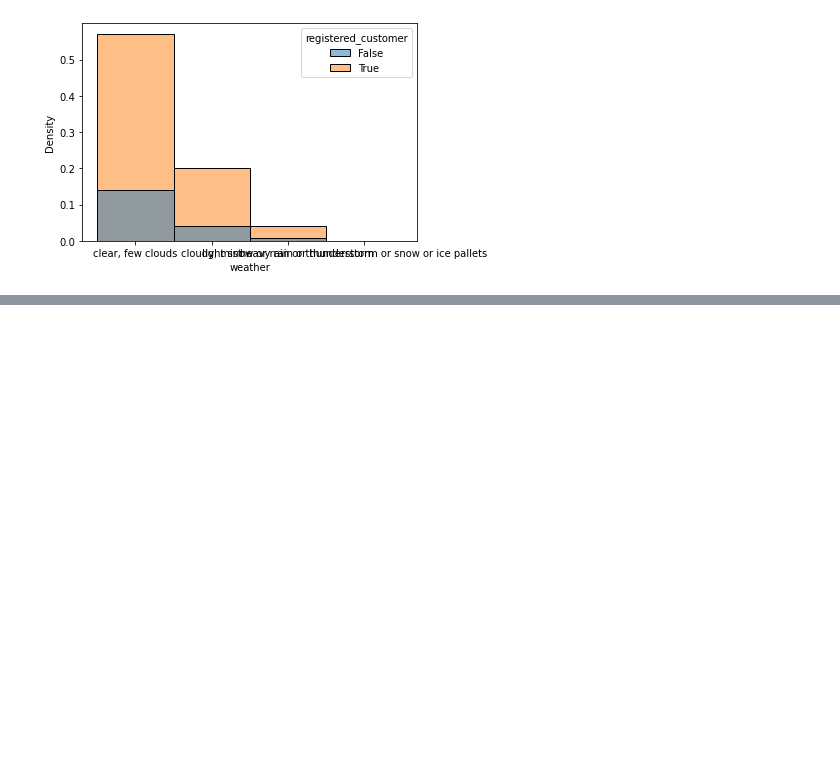
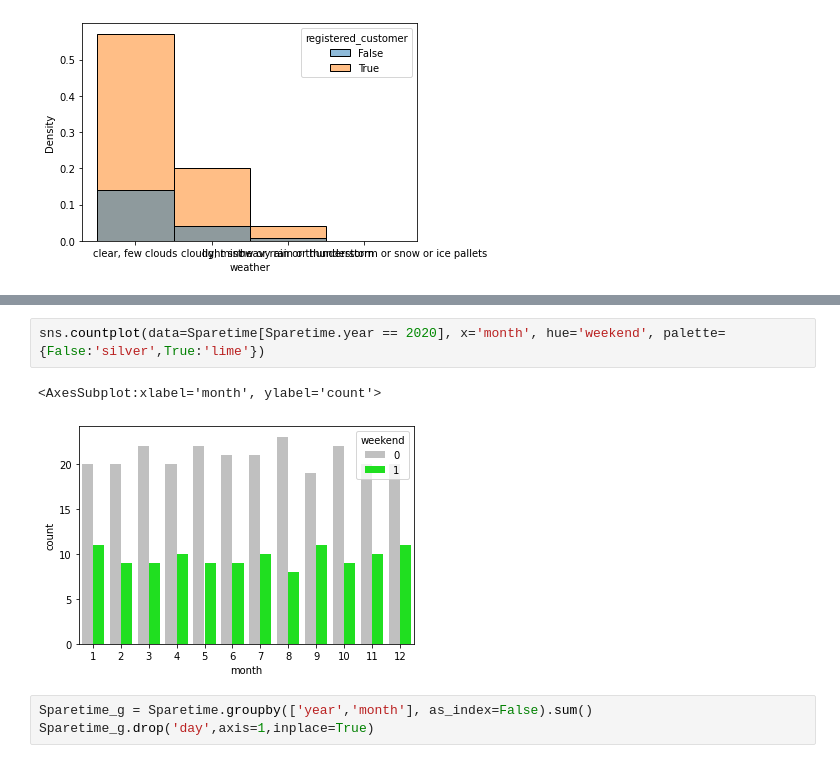
Before and after one commit to fpcqqw/escooter, a Jupyter notebook: eScooter_Torben.ipynb, the cells around one changed output, grey strips where cells are left out. Cells and saved outputs as stored; diff of their text form; blank space fills up the shorter version.

```diff
--- a/eScooter_Torben.ipynb
+++ b/eScooter_Torben.ipynb
@@ -279,0 +326,8 @@ sns.histplot(data=raw, x='weather', hue='registered_customer',stat='density',bin
+# %%
+sns.countplot(data=Sparetime[Sparetime.year == 2020], x='month', hue='weekend', palette={False:'silver',True:'lime'})
+# %% [output]
+<AxesSubplot:xlabel='month', ylabel='count'>
+[figure, added]
+# %%
+Sparetime_g = Sparetime.groupby(['year','month'], as_index=False).sum()
+Sparetime_g.drop('day',axis=1,inplace=True)
```
Also changed, not shown: parts of 14 cells of this notebook.
